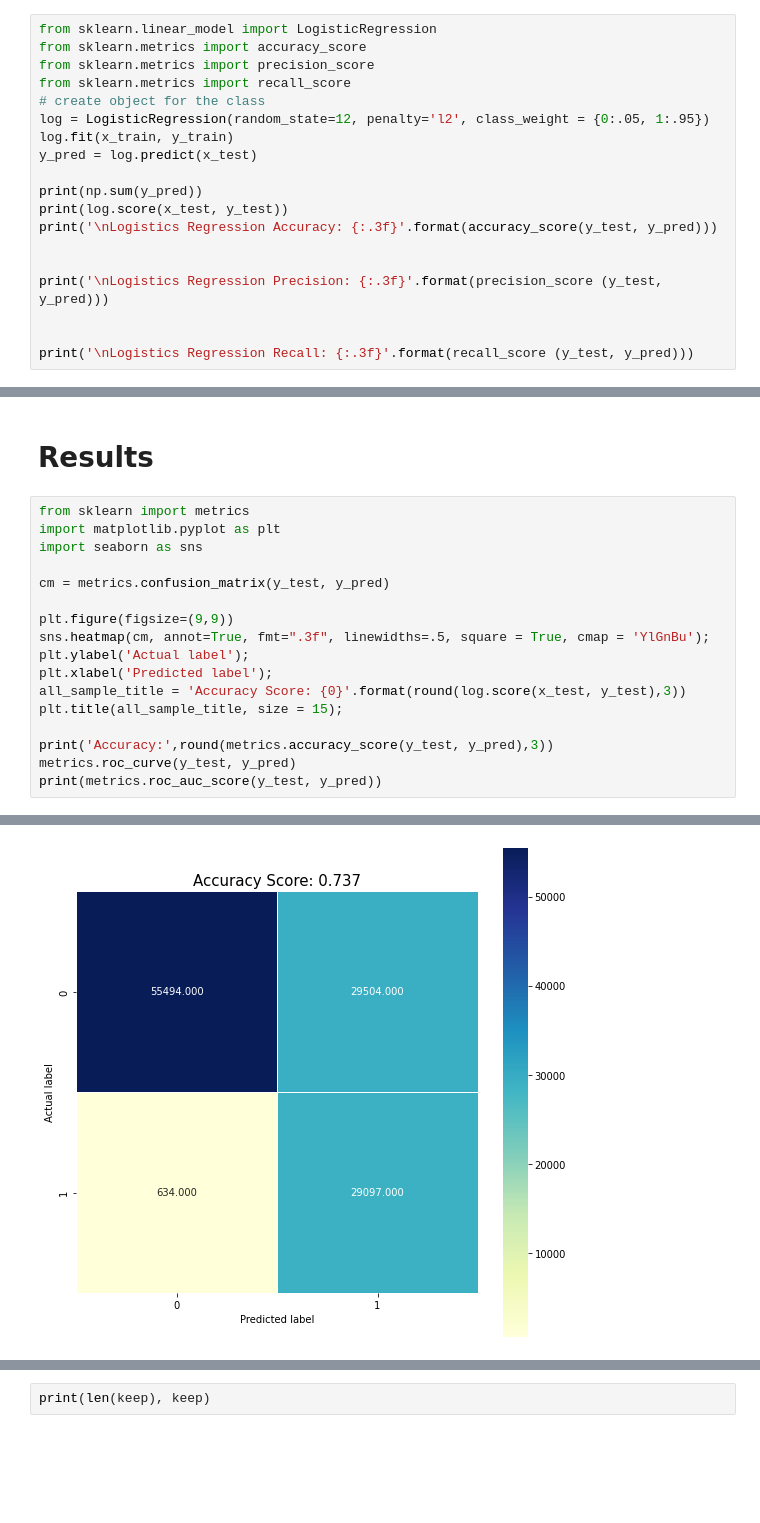
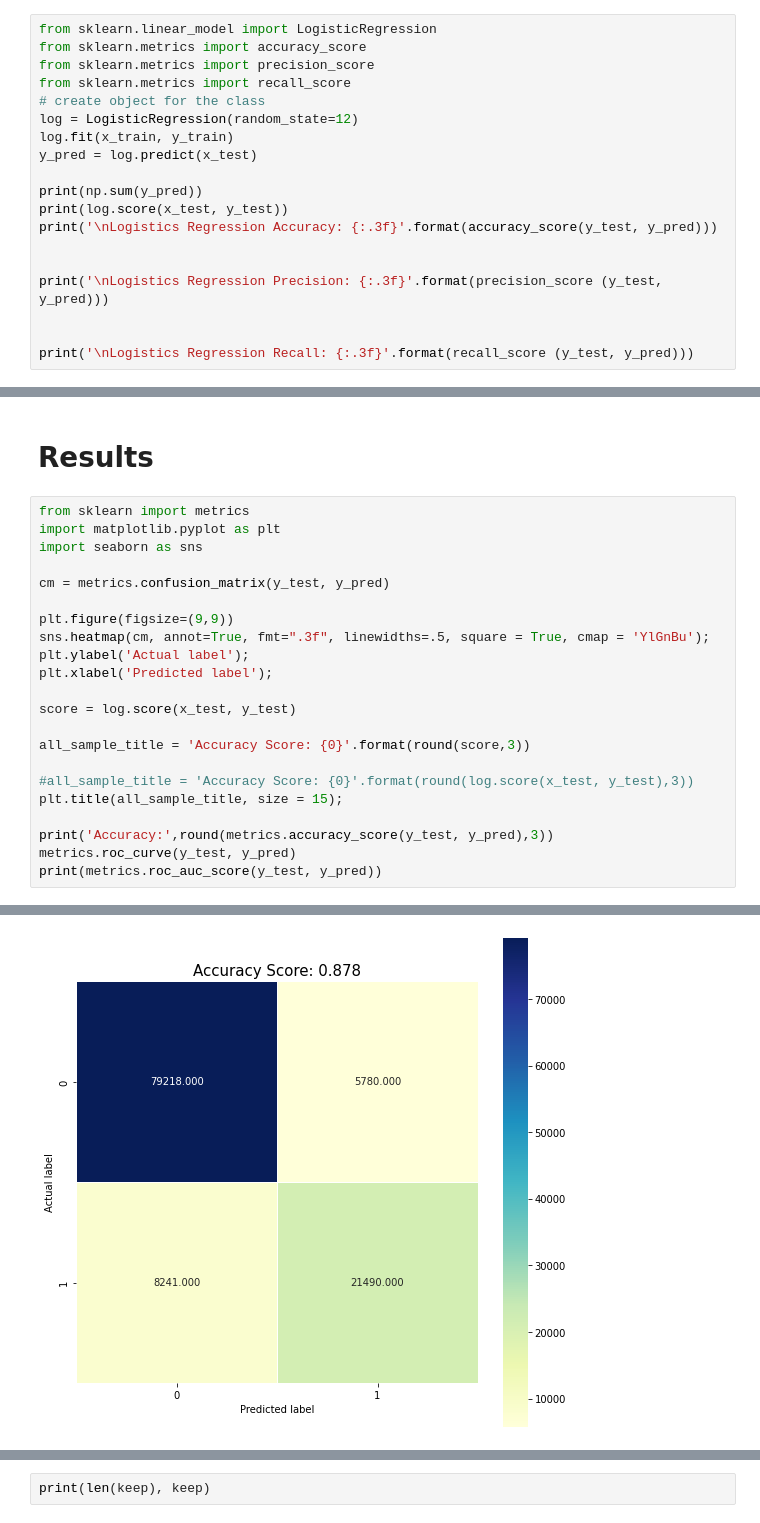
Before and after one commit to DakotaBosch/Default_Prediction, a Jupyter notebook: default-prediction.ipynb, the cells around one changed output, grey strips where cells are left out. Saved outputs shown, nothing was run; the diff lists cells and outputs as text; blank space fills up the shorter version.

```diff
--- a/default-prediction.ipynb
+++ b/default-prediction.ipynb
@@ -241,7 +246,7 @@ from sklearn.metrics import accuracy_score
 from sklearn.metrics import precision_score
 from sklearn.metrics import recall_score
 # create object for the class
-log = LogisticRegression(random_state=12, penalty='l2', class_weight = {0:.05, 1:.95})
+log = LogisticRegression(random_state=12)
 log.fit(x_train, y_train)
 y_pred = log.predict(x_test)
 
@@ -283,7 +288,12 @@ plt.figure(figsize=(9,9))
 sns.heatmap(cm, annot=True, fmt=".3f", linewidths=.5, square = True, cmap = 'YlGnBu');
 plt.ylabel('Actual label');
 plt.xlabel('Predicted label');
-all_sample_title = 'Accuracy Score: {0}'.format(round(log.score(x_test, y_test),3))
+
+score = log.score(x_test, y_test)
+
+all_sample_title = 'Accuracy Score: {0}'.format(round(score,3))
+
+#all_sample_title = 'Accuracy Score: {0}'.format(round(log.score(x_test, y_test),3))
 plt.title(all_sample_title, size = 15);
 
 print('Accuracy:',round(metrics.accuracy_score(y_test, y_pred),3))
@@ -295,4 +305,4 @@ Accuracy: 0.737
-[figure, old version]
+[figure, new version]
 # %%
 """
 #trying random forest
```
Also changed, not shown: parts of 11 cells of this notebook.
